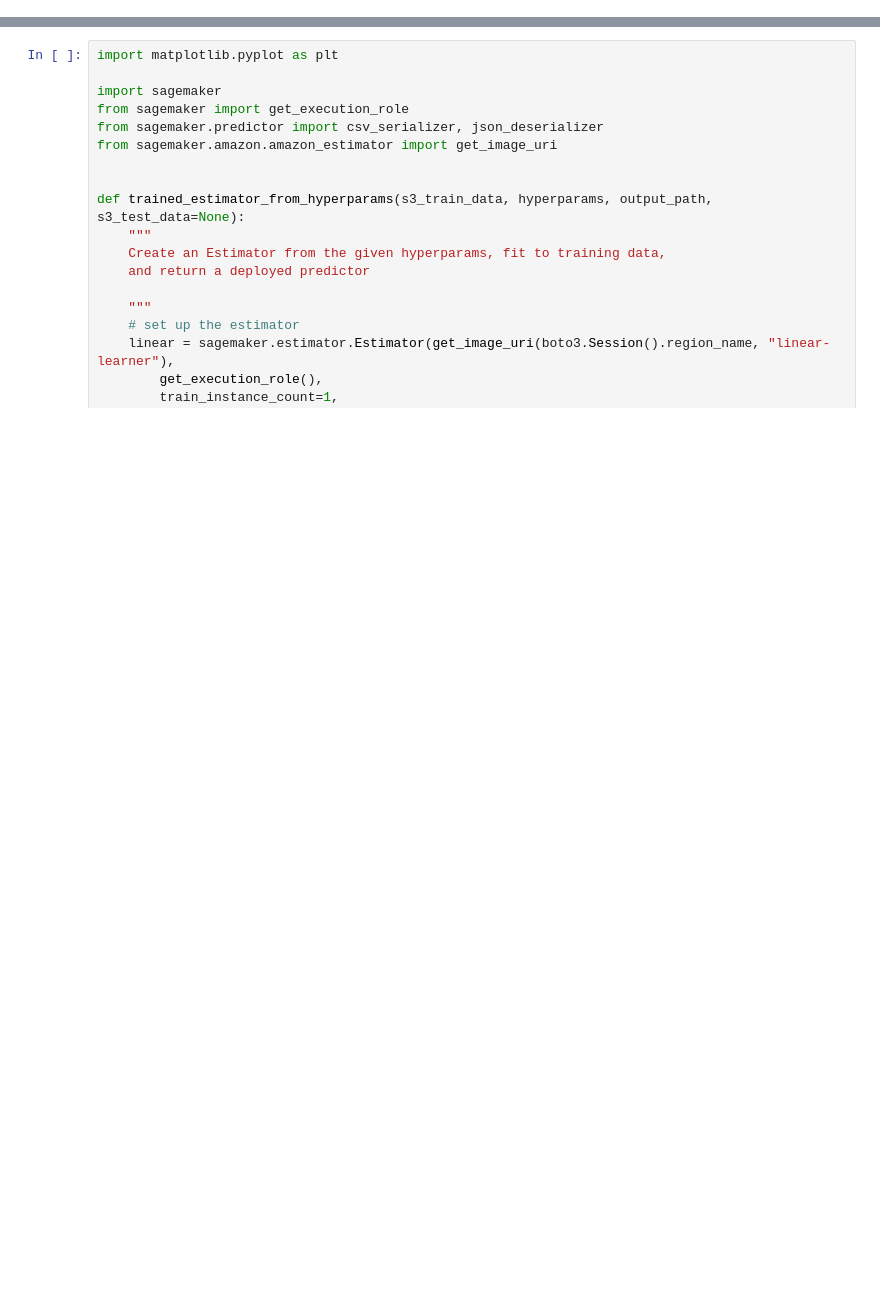
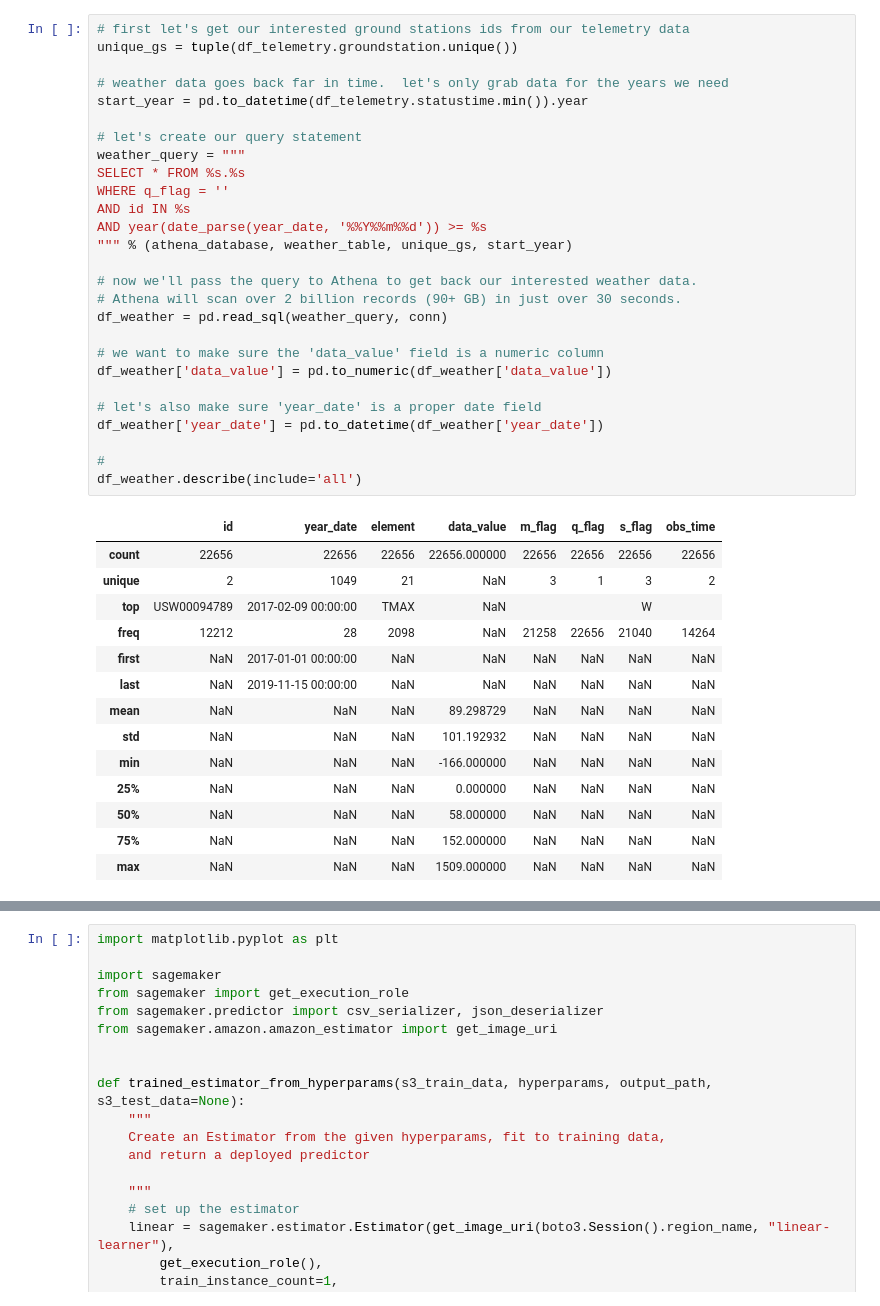
Before and after one commit to aws-samples/aws-serverless-workshops, a Jupyter notebook: MachineLearning/2_ModelBuilding/notebooks/linear_learner.ipynb, the cells around one changed output, grey strips where cells are left out. Saved outputs shown, nothing was run; the diff lists cells and outputs as text; blank space fills up the shorter version.

```diff
--- a/MachineLearning/2_ModelBuilding/notebooks/linear_learner.ipynb
+++ b/MachineLearning/2_ModelBuilding/notebooks/linear_learner.ipynb
@@ -147,0 +197,42 @@ It is also possible to provide test data. This way we can get an evaluation of t
+# %%
+# first let's get our interested ground stations ids from our telemetry data
+unique_gs = tuple(df_telemetry.groundstation.unique())
+
+# weather data goes back far in time.  let's only grab data for the years we need
+start_year = pd.to_datetime(df_telemetry.statustime.min()).year
+
+# let's create our query statement
+weather_query = """
+SELECT * FROM %s.%s
+WHERE q_flag = ''
+AND id IN %s
+AND year(date_parse(year_date, '%%Y%%m%%d')) >= %s
+""" % (athena_database, weather_table, unique_gs, start_year)
+
+# now we'll pass the query to Athena to get back our interested weather data.
+# Athena will scan over 2 billion records (90+ GB) in just over 30 seconds.
+df_weather = pd.read_sql(weather_query, conn)
+
+# we want to make sure the 'data_value' field is a numeric column
+df_weather['data_value'] = pd.to_numeric(df_weather['data_value'])
+
+# let's also make sure 'year_date' is a proper date field
+df_weather['year_date'] = pd.to_datetime(df_weather['year_date'])
+
+#
+df_weather.describe(include='all')
+# %% [output]
+|  | id | year_date | element | data_value | m_flag | q_flag | s_flag | obs_time |
+| count | 22656 | 22656 | 22656 | 22656.000000 | 22656 | 22656 | 22656 | 22656 |
+| unique | 2 | 1049 | 21 | NaN | 3 | 1 | 3 | 2 |
+| top | USW00094789 | 2017-02-09 00:00:00 | TMAX | NaN |  |  | W |  |
+| freq | 12212 | 28 | 2098 | NaN | 21258 | 22656 | 21040 | 14264 |
+| first | NaN | 2017-01-01 00:00:00 | NaN | NaN | NaN | NaN | NaN | NaN |
+| last | NaN | 2019-11-15 00:00:00 | NaN | NaN | NaN | NaN | NaN | NaN |
+| mean | NaN | NaN | NaN | 89.298729 | NaN | NaN | NaN | NaN |
+| std | NaN | NaN | NaN | 101.192932 | NaN | NaN | NaN | NaN |
+| min | NaN | NaN | NaN | -166.000000 | NaN | NaN | NaN | NaN |
+| 25% | NaN | NaN | NaN | 0.000000 | NaN | NaN | NaN | NaN |
+| 50% | NaN | NaN | NaN | 58.000000 | NaN | NaN | NaN | NaN |
+| 75% | NaN | NaN | NaN | 152.000000 | NaN | NaN | NaN | NaN |
+| max | NaN | NaN | NaN | 1509.000000 | NaN | NaN | NaN | NaN |
```
Also changed, not shown: parts of 46 cells of this notebook.
